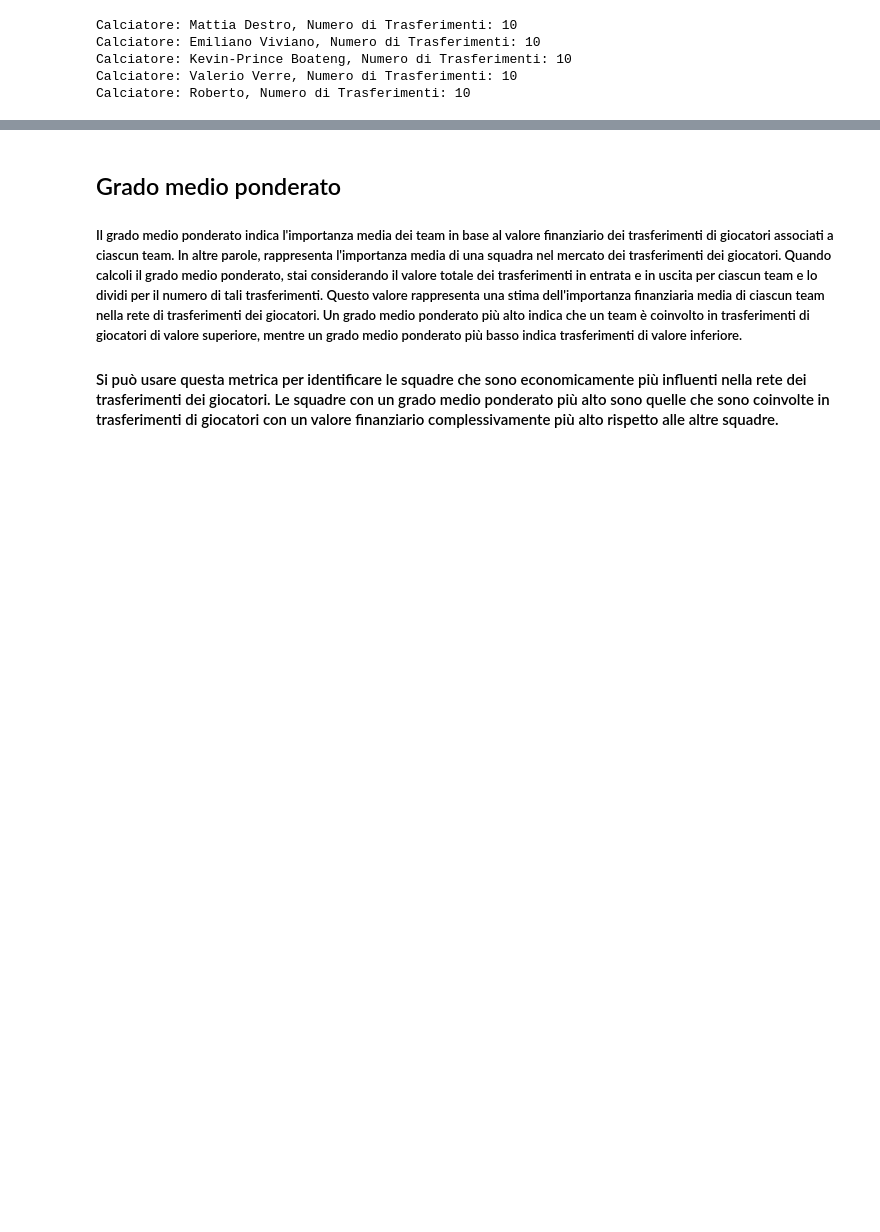
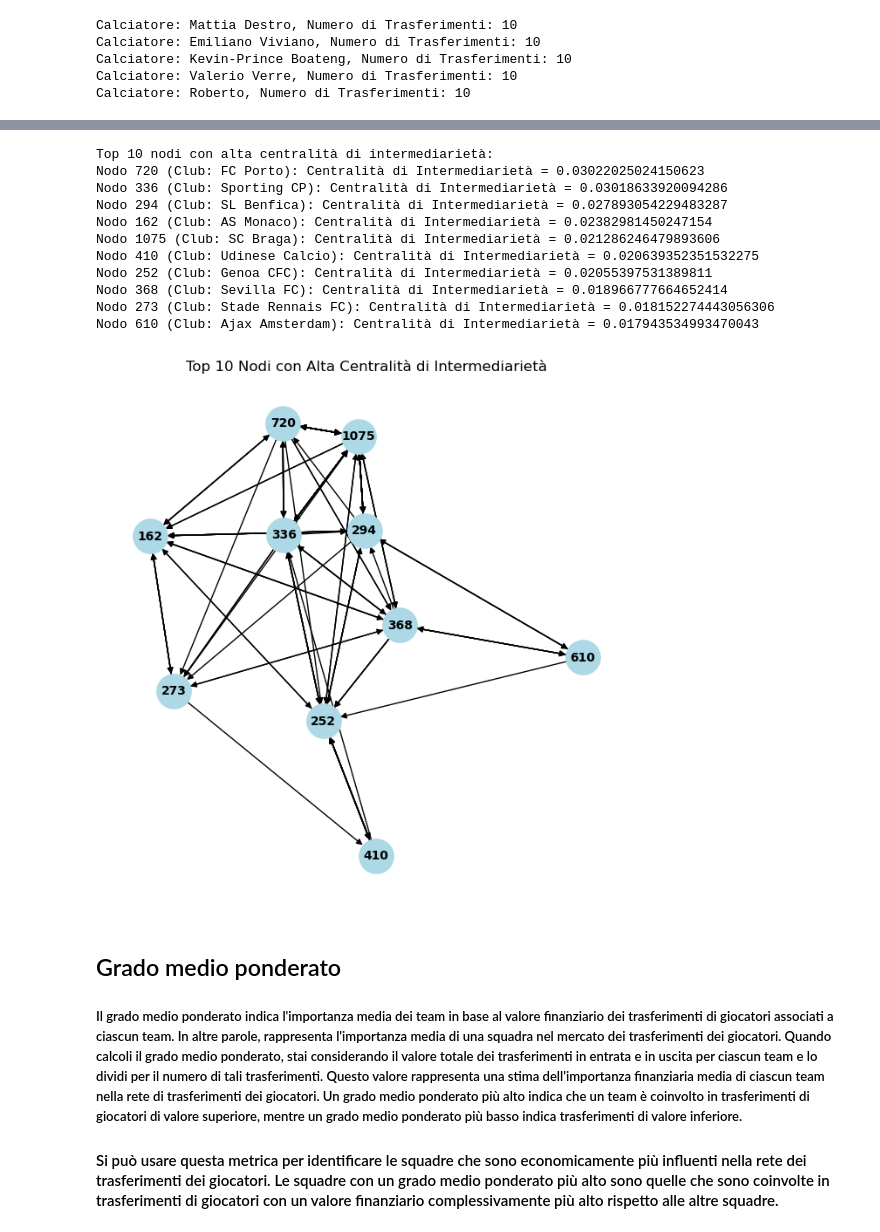
Before and after one commit to AleTouch98/SNA_Project, a Jupyter notebook: lettura_dataset.ipynb, the cells around one changed output, grey strips where cells are left out. Cells and saved outputs as stored; diff of their text form; code cells hidden in the pictures; blank space fills up the shorter version.

Commit message:
calcolate altre centralità

```diff
--- a/lettura_dataset.ipynb
+++ b/lettura_dataset.ipynb
@@ -458,12 +467,0 @@ Community 6: ['Roda JC Kerkrade', 'Fortuna Sittard', 'De Graafschap Doetinchem',
-# %%
-# Calcola la betweenness centrality dei nodi nel grafo non direzionato
-betweenness_centrality = nx.betweenness_centrality(undirected_net)
-
-# Ordina i nodi per la betweenness centrality in ordine decrescente
-sorted_nodes = sorted(betweenness_centrality.items(), key=lambda x: x[1], reverse=True)
-
-# Stampa i primi 10 nodi con la betweenness centrality maggiore e i loro nomi di team
-top_10_nodes = sorted_nodes[:10]
-for node, centrality in top_10_nodes:
-    team_name = undirected_net.nodes[node]['name']  # Assumi che 'name' sia l'attributo associato ai nodi per il nome del team
-    print(f"Node: {node}, Team Name: {team_name}, Betweenness Centrality: {centrality}")
@@ -481,3 +476,42 @@ Node: 1075, Team Name: SC Braga, Betweenness Centrality: 0.012899618036455361
+# %%
+# Calcola la centralità di intermediarietà
+betweenness_centrality = nx.betweenness_centrality(net)
+
+# Ordina i nodi in base alla centralità di intermediarietà in ordine decrescente
+sorted_nodes = sorted(betweenness_centrality.items(), key=lambda x: x[1], reverse=True)
+
+# Seleziona i primi 10 nodi con la centralità più alta
+top_10_nodes = sorted_nodes[:10]
+
+# Crea un nuovo sottografo contenente solo i primi 10 nodi
+top_10_subgraph = net.subgraph([node for node, _ in top_10_nodes])
+
+# Stampa le informazioni dei primi 10 nodi
+print("Top 10 nodi con alta centralità di intermediarietà:")
+for node, centrality in top_10_nodes:
+    club_name = top_10_subgraph.nodes[node].get("name", "Nome sconosciuto")
+    print(f"Nodo {node} (Club: {club_name}): Centralità di Intermediarietà = {centrality}")
+
+# Disegna e mostra il sottografo dei top 10 nodi
+plt.figure(figsize=(6, 6))  # Dimensioni del grafico
+pos = nx.spring_layout(top_10_subgraph, seed=42)  # Layout per la disposizione dei nodi
+nx.draw(top_10_subgraph, pos, with_labels=True, node_size=800, node_color="lightblue", font_size=10, font_color="black", font_weight="bold")
+plt.title("Top 10 Nodi con Alta Centralità di Intermediarietà")
+plt.axis("off")
+plt.show()
+# %% [output]
+Top 10 nodi con alta centralità di intermediarietà:
+Nodo 720 (Club: FC Porto): Centralità di Intermediarietà = 0.03022025024150623
+Nodo 336 (Club: Sporting CP): Centralità di Intermediarietà = 0.03018633920094286
+Nodo 294 (Club: SL Benfica): Centralità di Intermediarietà = 0.027893054229483287
+Nodo 162 (Club: AS Monaco): Centralità di Intermediarietà = 0.02382981450247154
+Nodo 1075 (Club: SC Braga): Centralità di Intermediarietà = 0.021286246479893606
+Nodo 410 (Club: Udinese Calcio): Centralità di Intermediarietà = 0.020639352351532275
+Nodo 252 (Club: Genoa CFC): Centralità di Intermediarietà = 0.02055397531389811
+Nodo 368 (Club: Sevilla FC): Centralità di Intermediarietà = 0.018966777664652414
+Nodo 273 (Club: Stade Rennais FC): Centralità di Intermediarietà = 0.018152274443056306
+Nodo 610 (Club: Ajax Amsterdam): Centralità di Intermediarietà = 0.017943534993470043
+[figure, added]
 # %% [markdown]
 ## Grado medio ponderato
 ##### Il grado medio ponderato indica l'importanza media dei team in base al valore finanziario dei trasferimenti di giocatori associati a ciascun team. In altre parole, rappresenta l'importanza media di una squadra nel mercato dei trasferimenti dei giocatori. Quando calcoli il grado medio ponderato, stai considerando il valore totale dei trasferimenti in entrata e in uscita per ciascun team e lo dividi per il numero di tali trasferimenti. Questo valore rappresenta una stima dell'importanza finanziaria media di ciascun team nella rete di trasferimenti dei giocatori. Un grado medio ponderato più alto indica che un team è coinvolto in trasferimenti di giocatori di valore superiore, mentre un grado medio ponderato più basso indica trasferimenti di valore inferiore.
```
Also changed, not shown: parts of 11 cells of this notebook.
